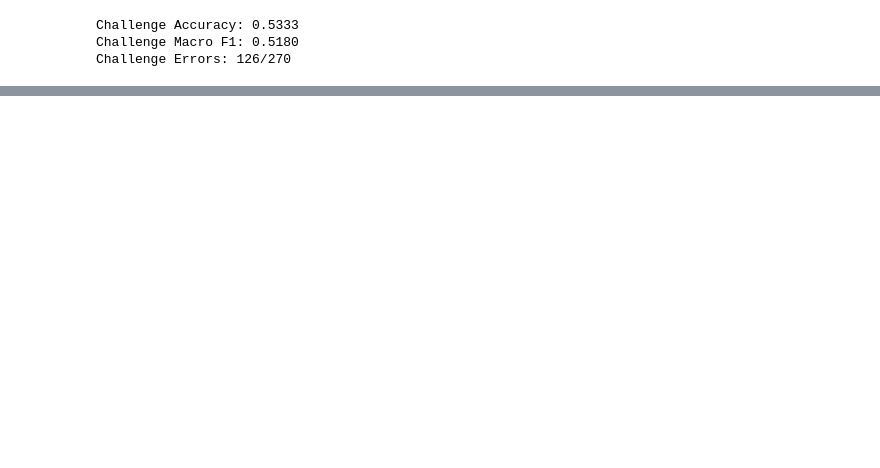
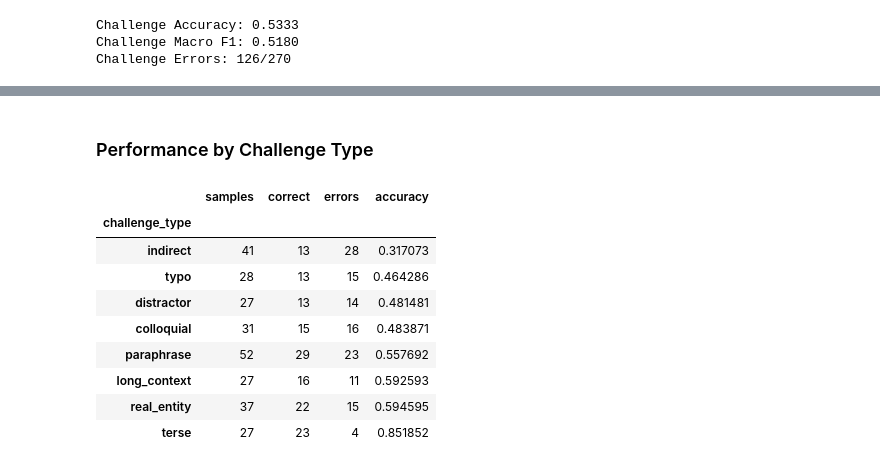
Before and after one commit to ribhupramanik/ResolveAI, a Jupyter notebook: notebooks/03_distilbert_intent_classifier.ipynb, the cells around one changed output, grey strips where cells are left out. Cells and saved outputs as stored; diff of their text form; code cells hidden in the pictures; blank space fills up the shorter version.

```diff
--- a/notebooks/03_distilbert_intent_classifier.ipynb
+++ b/notebooks/03_distilbert_intent_classifier.ipynb
@@ -911,0 +989,45 @@ Challenge Errors: 126/270
+# %% [markdown]
+### Performance by Challenge Type
+# %%
+distilbert_type_performance = (
+    distilbert_challenge_results
+    .groupby("challenge_type")
+    .agg(
+        samples=("is_correct", "size"),
+        correct=("is_correct", "sum")
+    )
+)
+
+distilbert_type_performance[
+    "errors"
+] = (
+    distilbert_type_performance["samples"]
+    -
+    distilbert_type_performance["correct"]
+)
+
+distilbert_type_performance[
+    "accuracy"
+] = (
+    distilbert_type_performance["correct"]
+    /
+    distilbert_type_performance["samples"]
+)
+
+distilbert_type_performance = (
+    distilbert_type_performance
+    .sort_values("accuracy")
+)
+
+distilbert_type_performance
+# %% [output]
+|  | samples | correct | errors | accuracy |
+| challenge_type |  |  |  |  |
+| indirect | 41 | 13 | 28 | 0.317073 |
+| typo | 28 | 13 | 15 | 0.464286 |
+| distractor | 27 | 13 | 14 | 0.481481 |
+| colloquial | 31 | 15 | 16 | 0.483871 |
+| paraphrase | 52 | 29 | 23 | 0.557692 |
+| long_context | 27 | 16 | 11 | 0.592593 |
+| real_entity | 37 | 22 | 15 | 0.594595 |
+| terse | 27 | 23 | 4 | 0.851852 |
```
Also changed, not shown: parts of 11 cells of this notebook, 2 other files.
